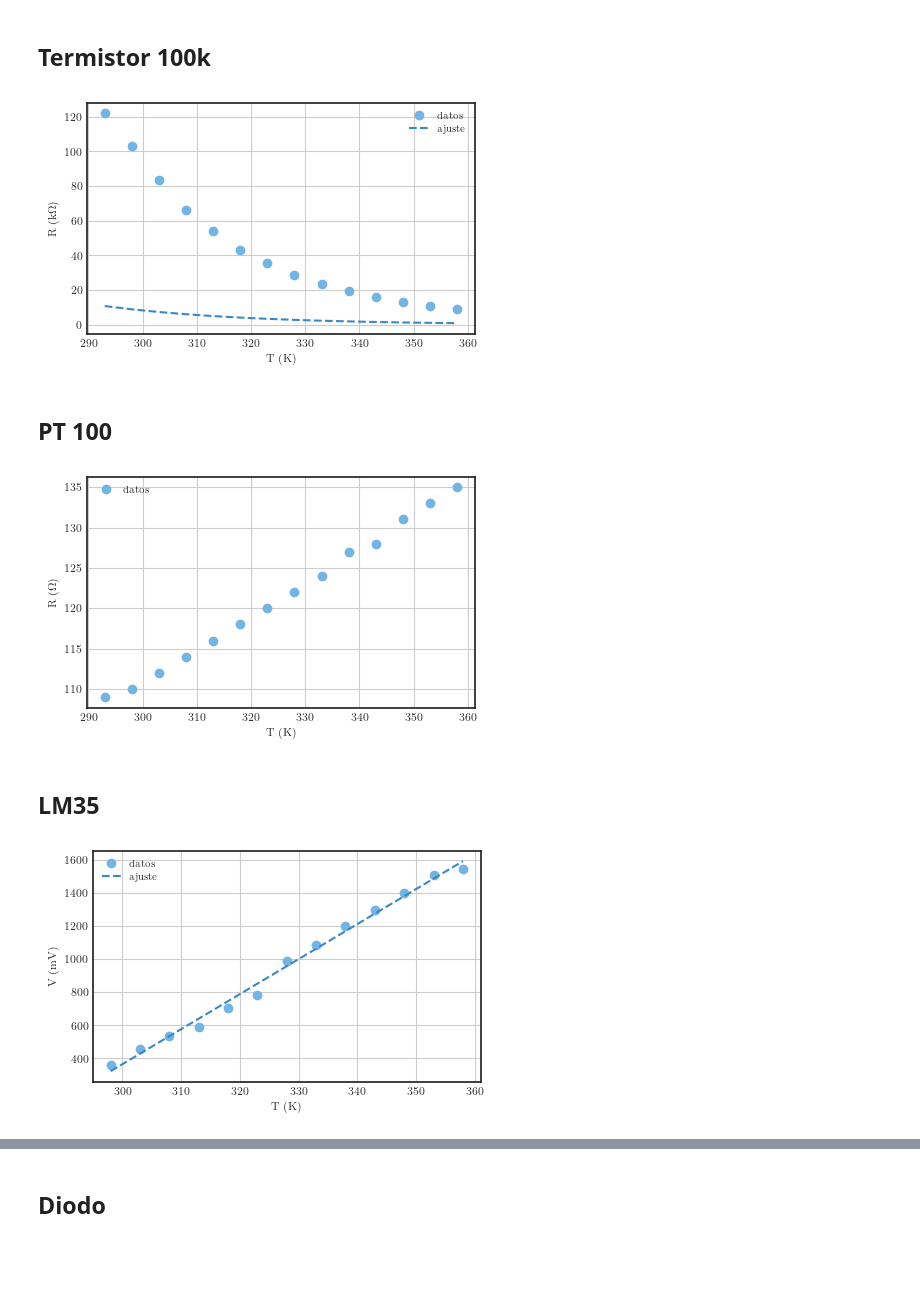
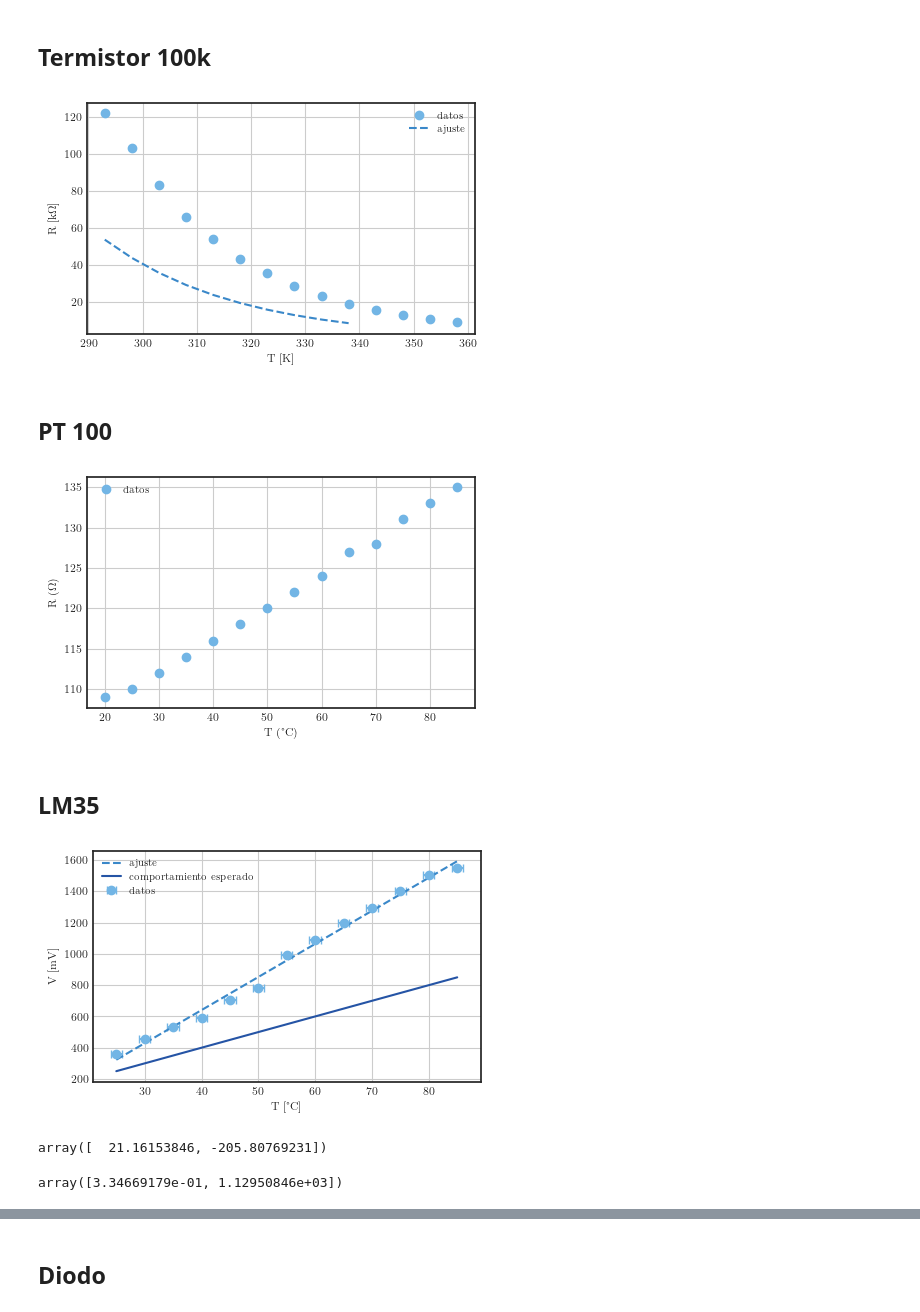
Before and after one commit to JuanSierra2003/hello-world, a Jupyter notebook: termoExp/termometros/exp1.ipynb, the cells around one changed output, grey strips where cells are left out. Cells and saved outputs as stored; diff of their text form; code cells hidden in the pictures; blank space fills up the shorter version.

```diff
--- a/termoExp/termometros/exp1.ipynb
+++ b/termoExp/termometros/exp1.ipynb
@@ -95,17 +95,17 @@ T_10k = np.array(dF['T 100k (grados)']) + 273
 # %%
 figure3 = plt.figure(figsize=(5, 3))
 
-plt.plot(T_10k, R_10k, 'o', label = 'datos')
-plt.plot(T_10k, 867213*np.exp(-0.038556*T_10k), '--', label = 'ajuste')
+plt.plot(T_100k, R_100k, 'o', label = 'datos')
+plt.plot(T_100k, 16700000*np.exp(-0.0404*T_10k), '--', label = 'ajuste')
 
-plt.xlabel(r'T (K)')
-plt.ylabel(r'R (k$\Omega$)')
+plt.xlabel(r'T [K]')
+plt.ylabel(r'R [k$\Omega$]')
 
 plt.grid()
 plt.legend()
 plt.savefig('termistor100k.pdf', dpi=300)
 # %% [output]
-[figure, old version]
+[figure, new version]
 # %% [markdown]
 ## PT 100
 # %%
@@ -114,16 +114,16 @@ T_pt100 = np.array(dF['T pt100 (grados)'])
 # %%
 figure4 = plt.figure(figsize=(5, 3))
 
-plt.plot(T_pt100+273, R_pt100, 'o', label = 'datos')
+plt.plot(T_pt100, R_pt100, 'o', label = 'datos')
 
-plt.xlabel(r'T (K)')
+plt.xlabel(r'T (°C)')
 plt.ylabel(r'R ($\Omega$)')
 
 plt.grid()
 plt.legend()
 plt.savefig('pt100.pdf', dpi=300)
 # %% [output]
-[figure, old version]
+[figure, new version]
 # %% [markdown]
 ## LM35
 # %%
@@ -132,14 +132,15 @@ T_LM = np.array(dF['T LM  [C]'])
 # %%
 figure5 = plt.figure(figsize=(5, 3))
 
-plt.plot(T_LM+273, V_LM, 'o', label = 'datos')
-plt.plot(T_LM+273, 21.16*T_LM-205.81, '--', label = 'ajuste')
+plt.errorbar(T_LM, V_LM, xerr=1, capsize=3,fmt='o', label = 'datos')
+plt.plot(T_LM, 21.16*T_LM-205.81, '--', label = 'ajuste')
+plt.plot(T_LM, 10*T_LM, label = 'comportamiento esperado')
 
-plt.xlabel(r'T (K)')
-plt.ylabel(r'V (mV)')
+plt.xlabel(r'T [°C]')
+plt.ylabel(r'V [mV]')
 
 plt.grid()
 plt.legend()
 plt.savefig('LM35.pdf', dpi=300)
 # %% [output]
-[figure, old version]
+[figure, new version]
@@ -145,0 +153,8 @@ plt.savefig('LM35.pdf', dpi=300)
+# %%
+arg
+# %% [output]
+array([  21.16153846, -205.80769231])
+# %%
+np.diag(covs)
+# %% [output]
+array([3.34669179e-01, 1.12950846e+03])
```
Also changed, not shown: parts of 32 cells of this notebook, 30 other files.
